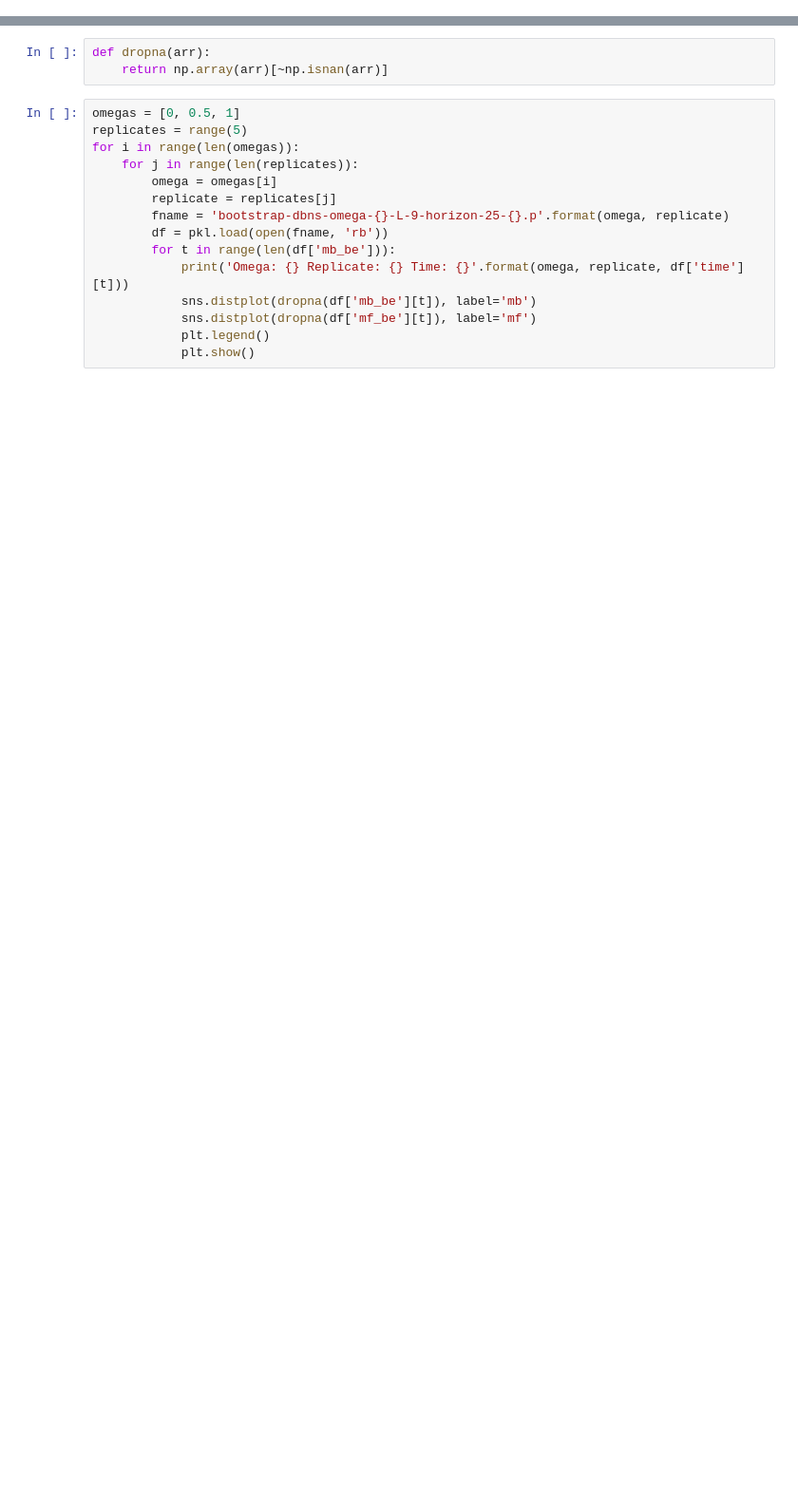
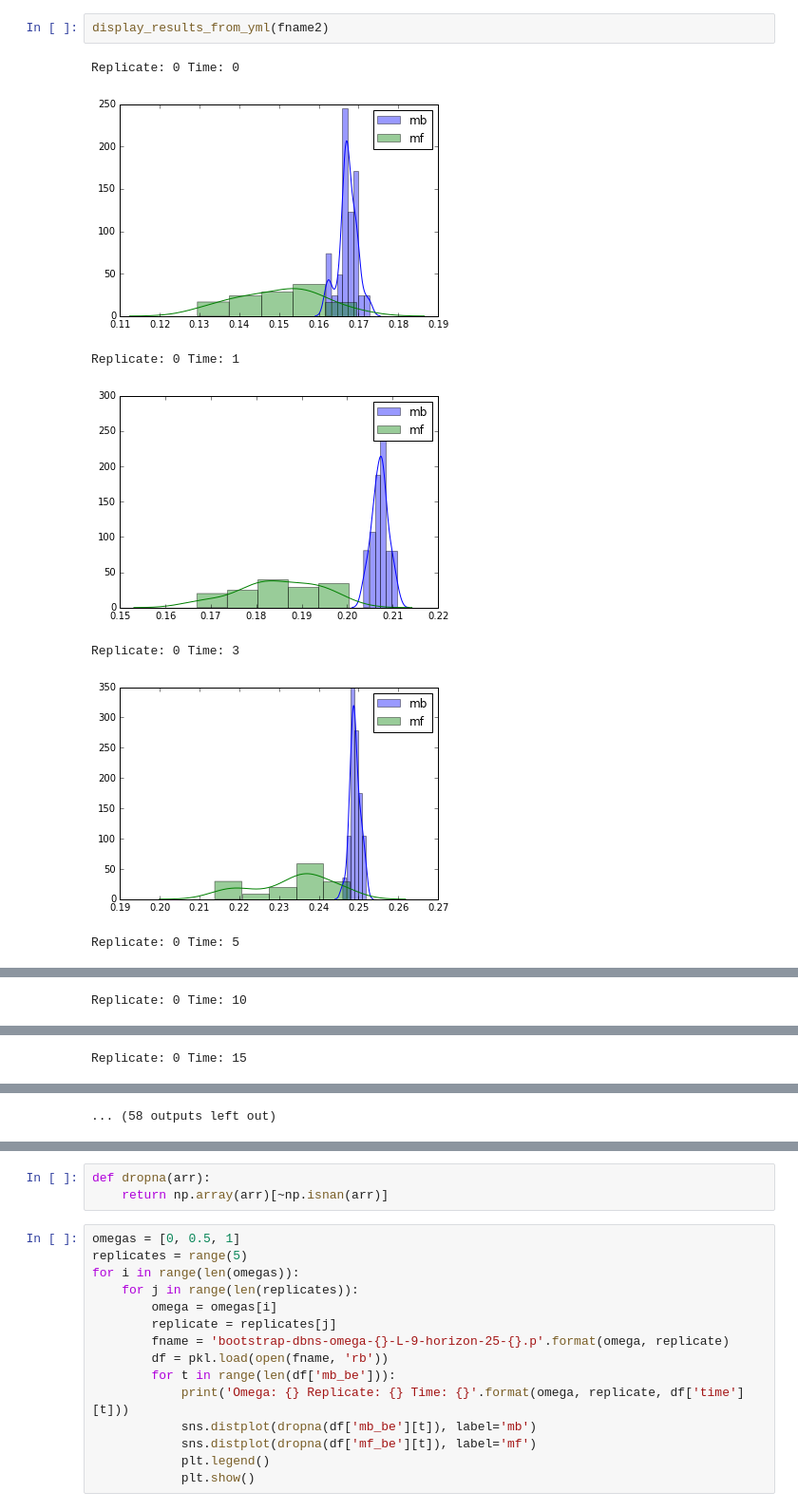
Before and after one commit to jclifton333/spatial-RL, a Jupyter notebook: analysis/results/analyze-bootstrap-dbns.ipynb, the cells around one changed output, grey strips where cells are left out. Shown at 95% size. Cells and saved outputs as stored; diff of their text form; blank space fills up the shorter version.

```diff
--- a/analysis/results/analyze-bootstrap-dbns.ipynb
+++ b/analysis/results/analyze-bootstrap-dbns.ipynb
@@ -12,0 +41,10 @@ import seaborn as sns
+# %%
+display_results_from_yml(fname2)
+# %% [output]
+Replicate: 0 Time: 0
+[figure, added]
+Replicate: 0 Time: 1
+[figure, added]
+Replicate: 0 Time: 3
+[figure, added]
+Replicate: 0 Time: 5
@@ -12,0 +52 @@ import seaborn as sns
+Replicate: 0 Time: 10
@@ -12,0 +54 @@ import seaborn as sns
+Replicate: 0 Time: 15
@@ -12,0 +56 @@ import seaborn as sns
+... (58 outputs left out)
```
Also changed, not shown: parts of 8 cells of this notebook, 13 other files.
